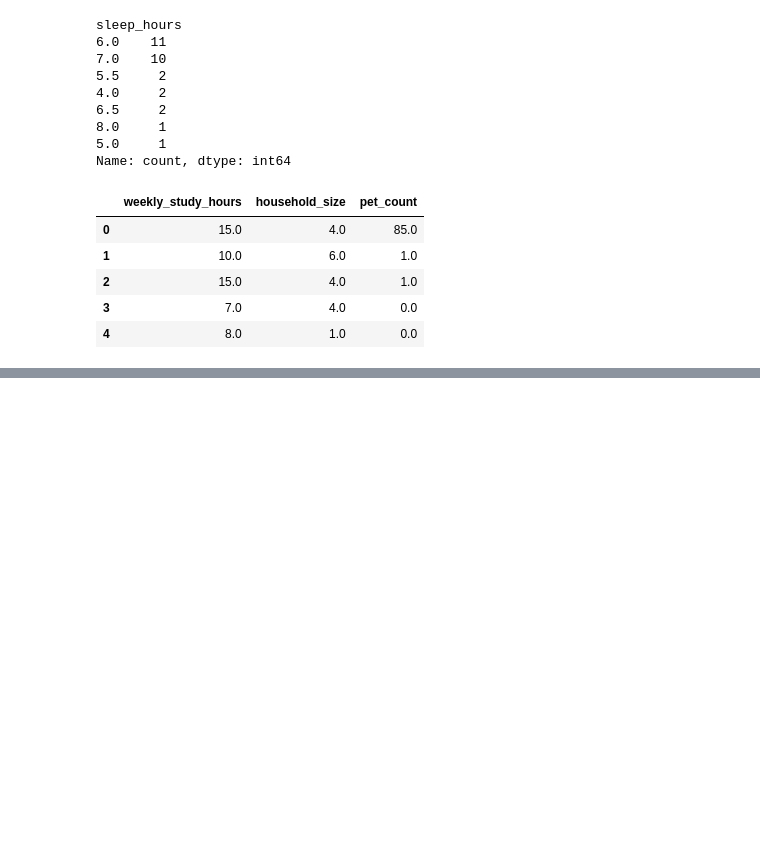
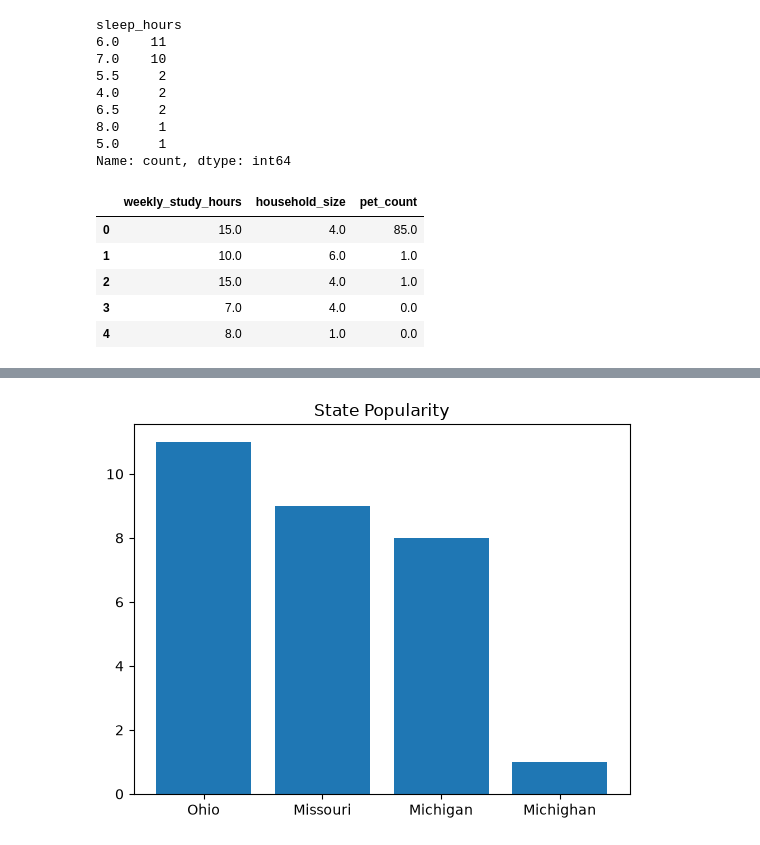
Before and after one commit to BelindaGyeduaa/differing_plots, a Jupyter notebook: class_eda.ipynb, the cells around one changed output, grey strips where cells are left out. Saved outputs shown, nothing was run; the diff lists cells and outputs as text; code cells hidden in the pictures; blank space fills up the shorter version.

```diff
--- a/class_eda.ipynb
+++ b/class_eda.ipynb
@@ -339,0 +356,19 @@ df[['weekly_study_hours', 'household_size', 'pet_count']].head()
+# %%
+state_map = {
+    'OH': 'Ohio',
+    'ohio': 'Ohio',
+    'michigan': 'Michigan',
+    'Michigan': 'Michigan',
+    'MO': 'Missouri',
+    'missouri': 'Missouri'
+}
+
+df['state'] = df['state'].replace(state_map)
+# %%
+state = df['state'].value_counts()
+
+plt.bar(state.index, state)
+plt.title('State Popularity')
+plt.show()
+# %% [output]
+[figure, added]
```
Also changed, not shown: parts of 2 cells of this notebook.
